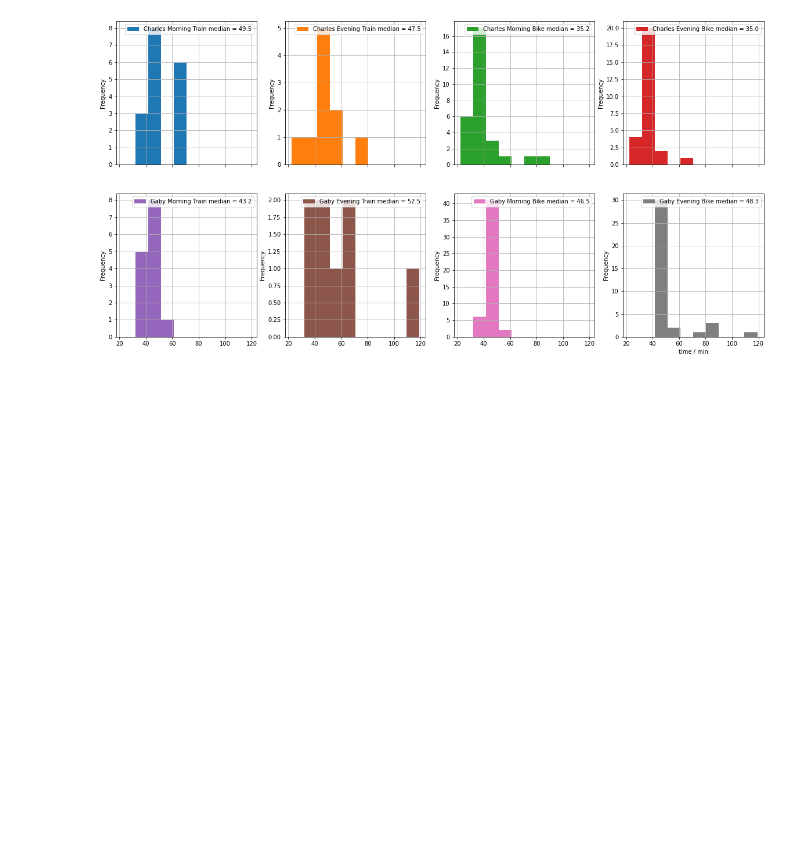
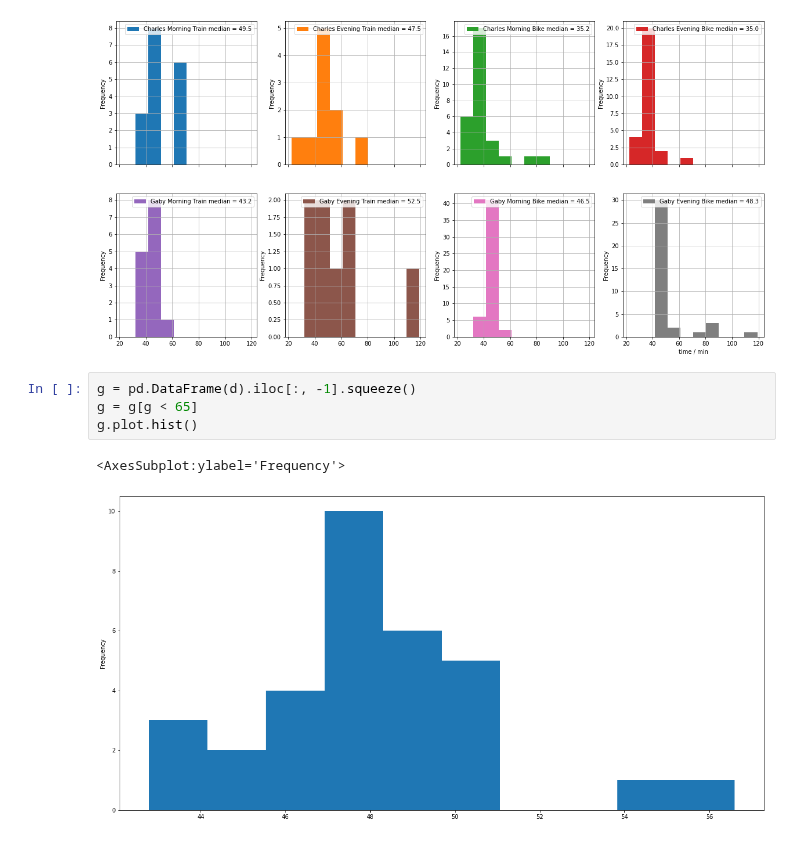
Before and after one commit to charlesbaynham/house-absolute-ha-setup, a Jupyter notebook: notebooks/plot_work_cycle_times.ipynb, the cells around one changed output. Drawn from its saved outputs; the diff is of its cells as text; blank space fills up the shorter version.

```diff
--- a/notebooks/plot_work_cycle_times.ipynb
+++ b/notebooks/plot_work_cycle_times.ipynb
@@ -393,3 +383,10 @@ pd.DataFrame(d).plot.hist(subplots=True, layout=(2,4), sharex=True, grid=True)
 plt.xlabel("time / min");
 # %% [output]
 [figure]
+# %%
+g = pd.DataFrame(d).iloc[:, -1].squeeze()
+g = g[g < 65]
+g.plot.hist()
+# %% [output]
+<AxesSubplot:ylabel='Frequency'>
+[figure, added]
```
Also changed, not shown: parts of 2 cells of this notebook.
